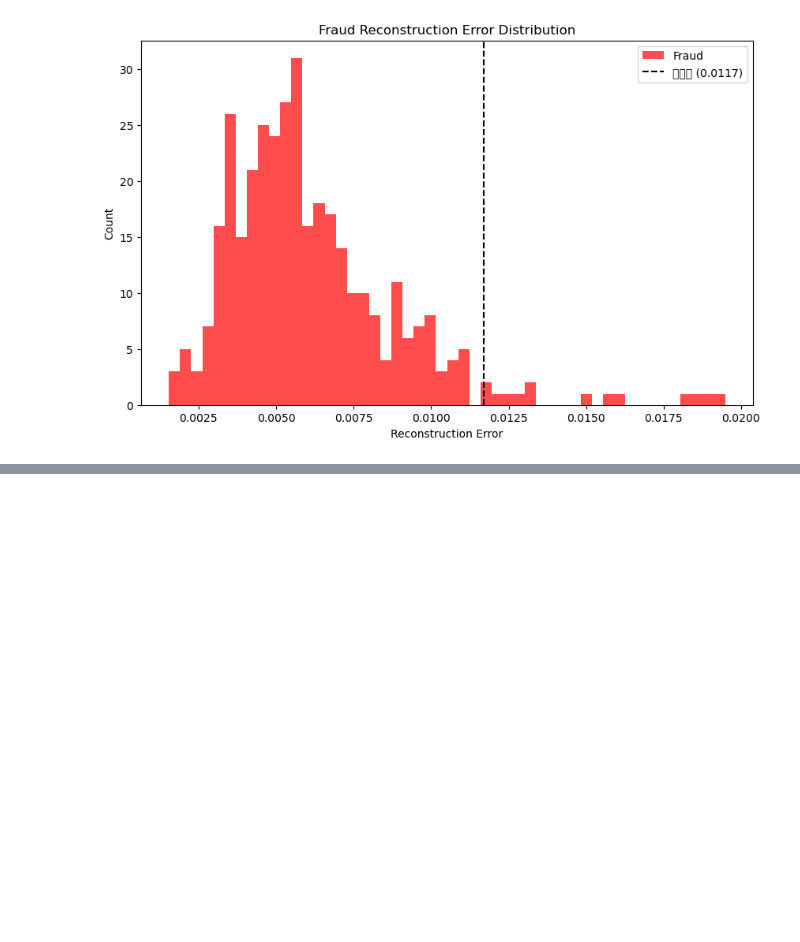
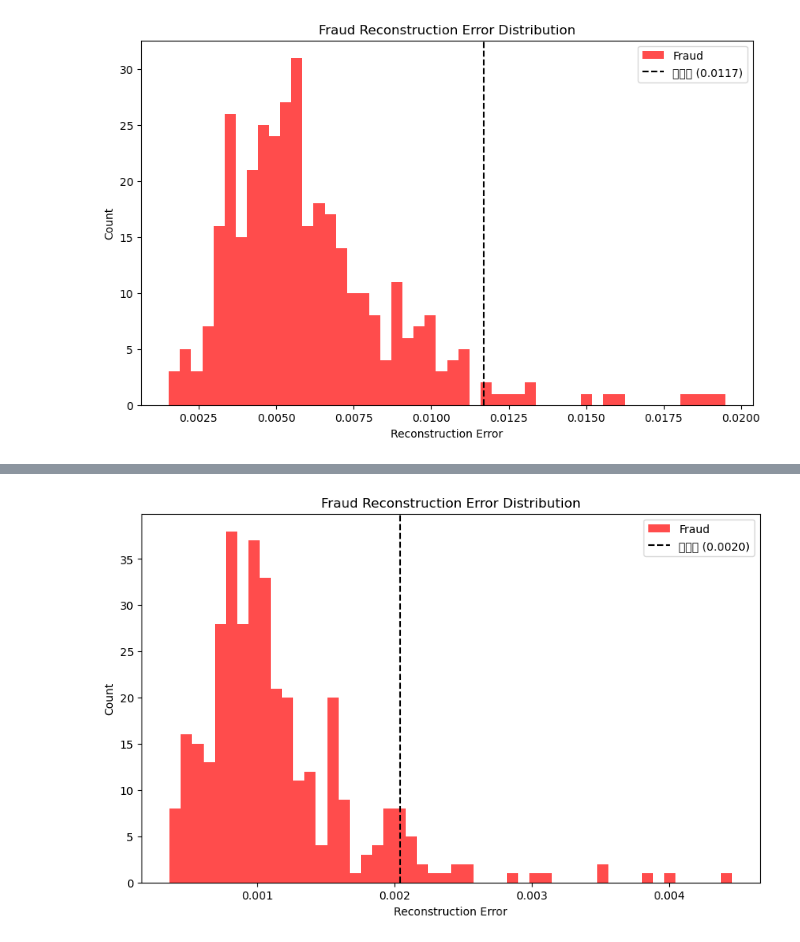
Before and after one commit to JsHyun0/24-2_DS_Project_2, a Jupyter notebook: AE_ver4Test.ipynb, the cells around one changed output, grey strips where cells are left out. Saved outputs shown, nothing was run; the diff lists cells and outputs as text; code cells hidden in the pictures; blank space fills up the shorter version.

```diff
--- a/AE_ver4Test.ipynb
+++ b/AE_ver4Test.ipynb
@@ -192,0 +288,18 @@ plt.show()
+# %%
+# Fraud 데이터에 대한 재구성 오차 분포만 시각화
+plt.figure(figsize=(10, 6))
+
+# Fraud 데이터만 필터링
+fraud_errors = reconstruction_errors_np[true_labels_np == 1]
+
+# 히스토그램 그리기
+plt.hist(fraud_errors, bins=50, color='red', alpha=0.7, label='Fraud')
+plt.axvline(x=threshold, color='black', linestyle='--', label=f'임계값 ({threshold:.4f})')
+
+plt.title('Fraud Reconstruction Error Distribution')
+plt.xlabel('Reconstruction Error')
+plt.ylabel('Count')
+plt.legend()
+plt.show()
+# %% [output]
+[figure, added]
```
Also changed, not shown: parts of 6 cells of this notebook, 9 other files.
